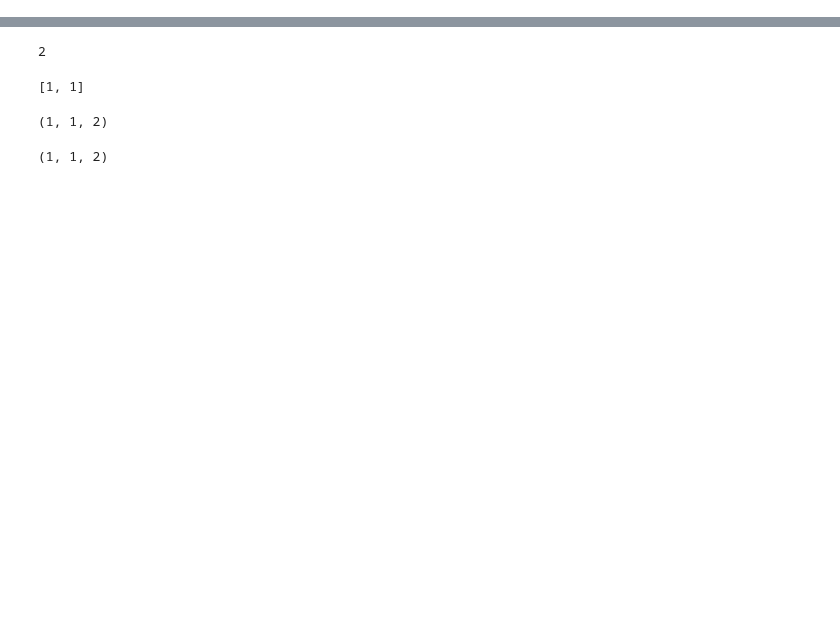
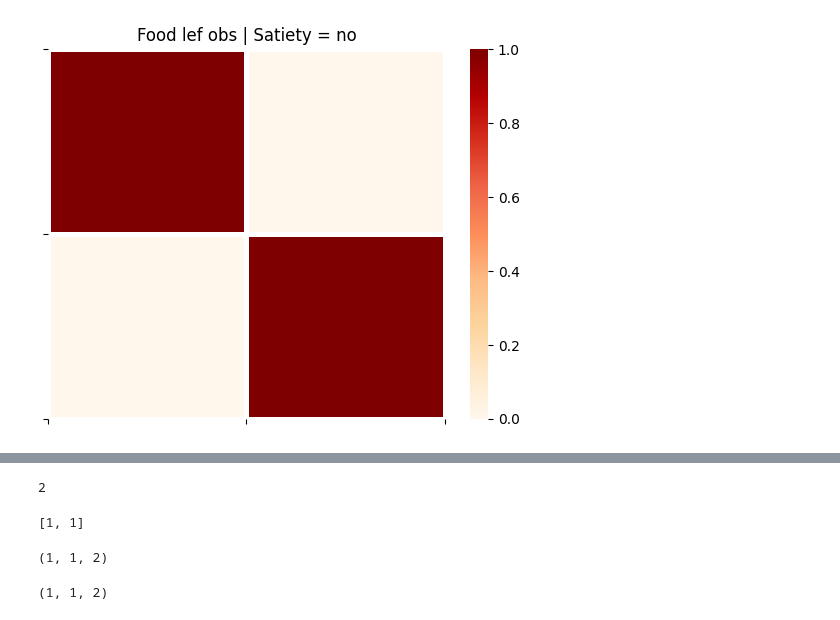
Before and after one commit to mahault/Multi-agent-sustainability, a Jupyter notebook: Sust_AIF.ipynb, the cells around one changed output, grey strips where cells are left out. Cells and saved outputs as stored; diff of their text form; code cells hidden in the pictures; blank space fills up the shorter version.

```diff
--- a/Sust_AIF.ipynb
+++ b/Sust_AIF.ipynb
@@ -45,0 +179,4 @@ from pymdp import utils, maths
+# %%
+utils.plot_likelihood(A[0][:,:,0], title = "Food lef obs | Satiety = no")
+# %% [output]
+[figure, added]
```
Also changed, not shown: parts of 122 cells of this notebook.
